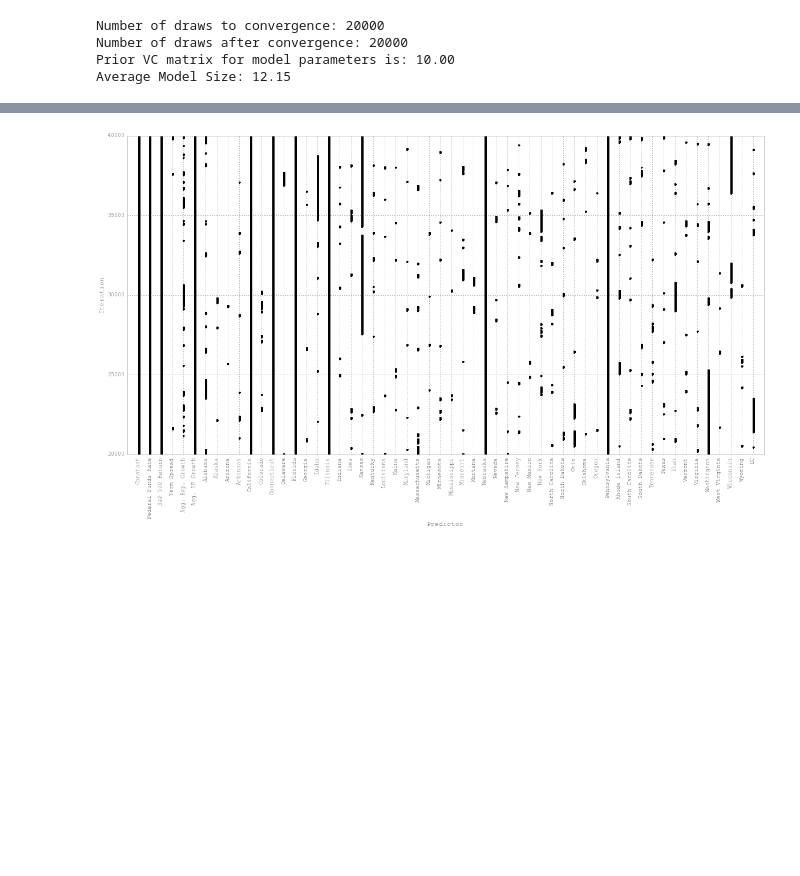
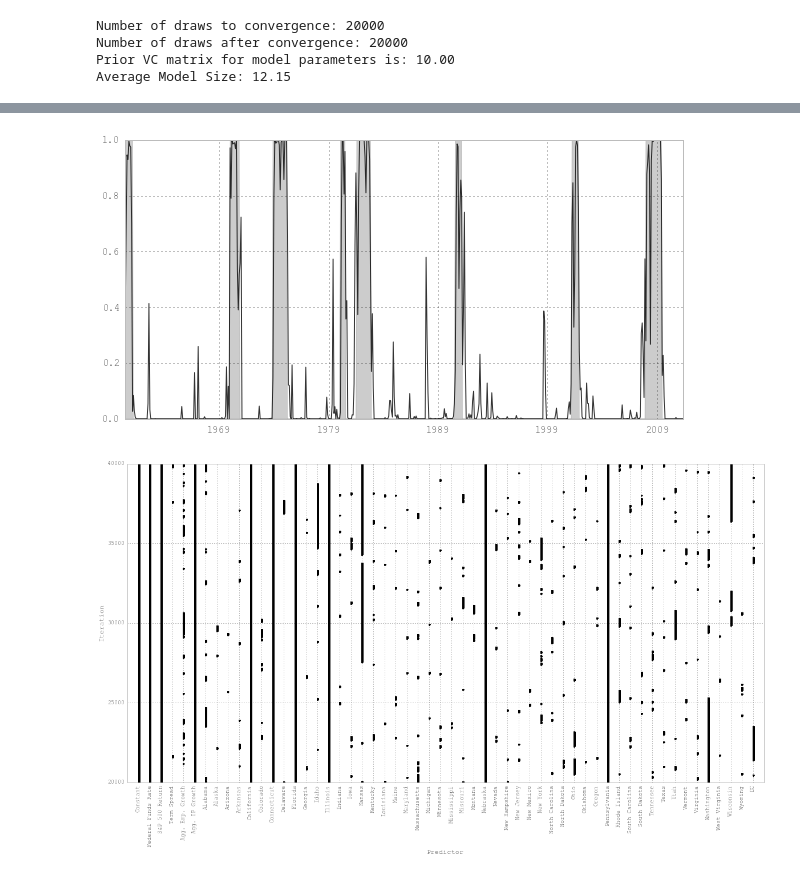
Before and after one commit to ChadFulton/opw_forecast, a Jupyter notebook: Example - 40000 Iterations.ipynb, the cells around one changed output, grey strips where cells are left out. Drawn from its saved outputs; the diff is of its cells as text; code cells hidden in the pictures; blank space fills up the shorter version.

```diff
--- a/Example - 40000 Iterations.ipynb
+++ b/Example - 40000 Iterations.ipynb
@@ -11,7 +11,7 @@ np.random.seed(1234)
 
 # Get the dataset
 raw = pd.read_excel('data/recession probit data.xlsx', 'nber_indicator.csv')
-data = data.OPWData(raw.ix[:raw.shape[0],:])
+df = data.OPWData(raw.ix[:raw.shape[0],:])
 
 # Model Parameters
 h = 1
@@ -22,7 +22,7 @@ start_time = time.time()
 G0 = 20000
 G = 20000
 
-mod = estimation.OPWModel(data, h, sigma2=sigma2)
+mod = estimation.OPWModel(df, h, sigma2=sigma2)
 est = estimation.OPWEstimate(mod, G0, G)
 res = est.draw(False)
 
@@ -91,2 +84,7 @@ print pd.DataFrame(
+# %%
+fig, ax = plt.subplots(figsize=(10,5))
+res.graph_probabilities(ax);
+# %% [output]
+[figure, added]
 # %%
 fig, ax = plt.subplots(figsize=(20,10))
```
Also changed, not shown: parts of 6 cells of this notebook, 1 other file.
